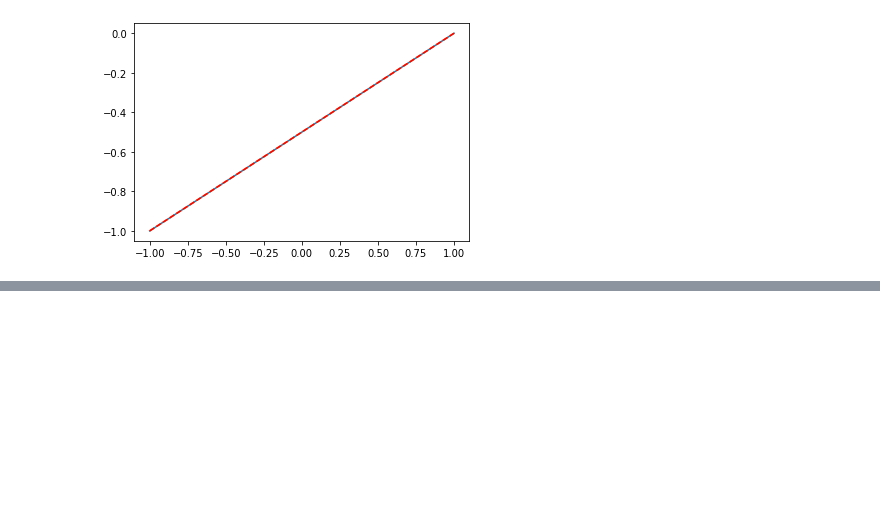
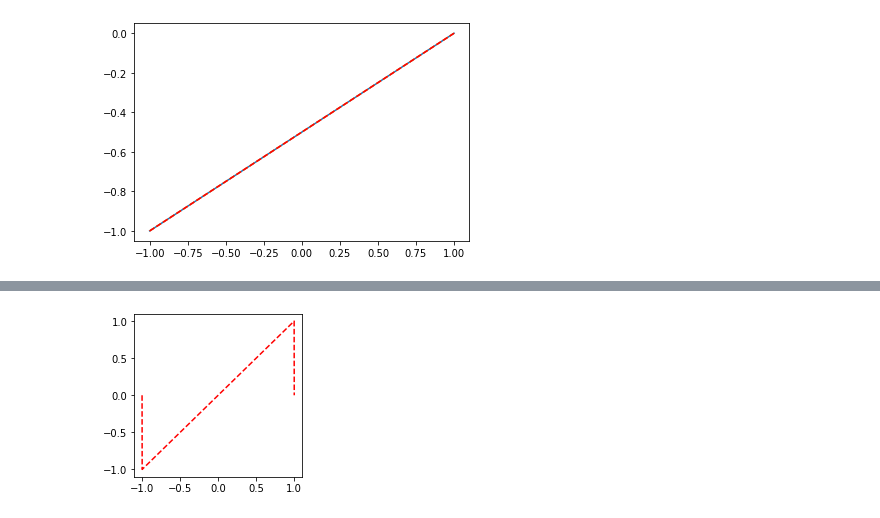
Before and after one commit to preiter93/pypde, a Jupyter notebook: chebyshev.ipynb, the cells around one changed output, grey strips where cells are left out. Cells and saved outputs as stored; diff of their text form; code cells hidden in the pictures; blank space fills up the shorter version.

```diff
--- a/chebyshev.ipynb
+++ b/chebyshev.ipynb
@@ -52,0 +129,7 @@ array([1.        , 0.96984631, 0.88302222, 0.75      , 0.58682409,
+# %%
+
+fig,ax = plt.subplots(figsize=(3,3))
+ax.plot(x,fcd[0,:],"r--")
+plt.show()
+# %% [output]
+[figure, added]
```
Also changed, not shown: parts of 8 cells of this notebook, 10 other files.
